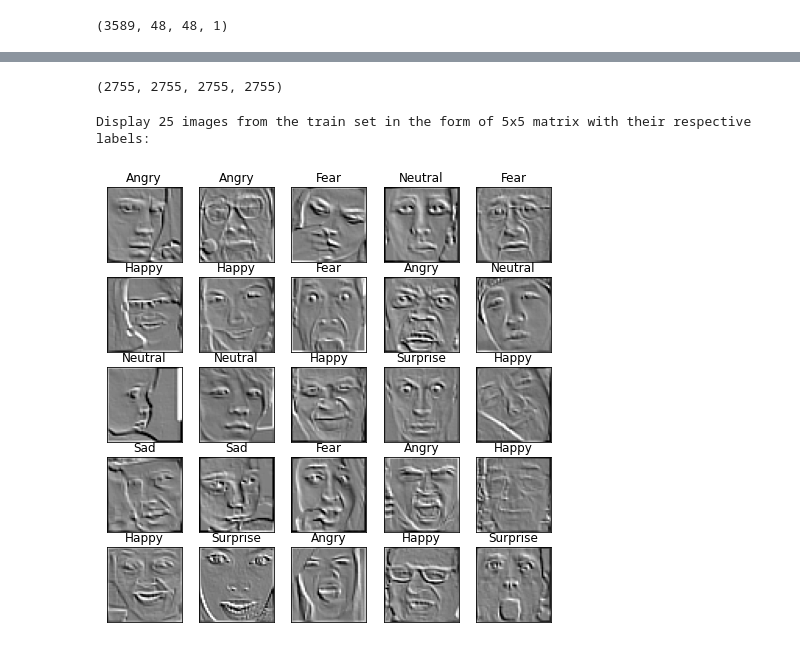
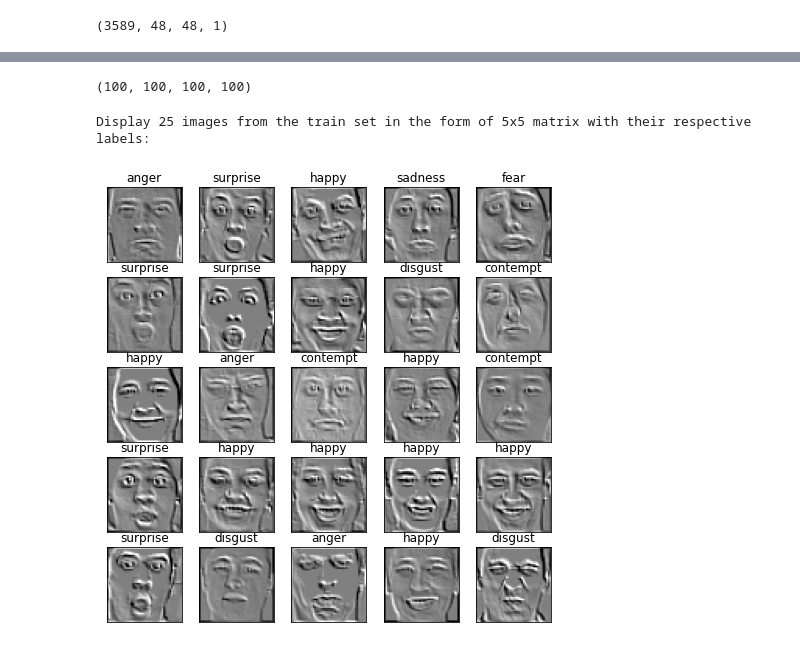
Before and after one commit to Tithra/Computer-Vision-DNN, a Jupyter notebook: FaceRecognition_Mobilenet.ipynb, the cells around one changed output, grey strips where cells are left out. Saved outputs shown, nothing was run; the diff lists cells and outputs as text; code cells hidden in the pictures.

```diff
--- a/FaceRecognition_Mobilenet.ipynb
+++ b/FaceRecognition_Mobilenet.ipynb
@@ -63,13 +63,30 @@ Length of training, testing, validating are:
 # %%
 import numpy as np
 import pandas as pd
-#Load already prepared FER2013 (faster)
-x_train = pd.read_csv("/content/drive/MyDrive/Colab Notebooks/SIT723/x_train.csv",header=None)
-y_train = pd.read_csv("/content/drive/MyDrive/Colab Notebooks/SIT723/y_train.csv",header=None)
-x_test = pd.read_csv("/content/drive/MyDrive/Colab Notebooks/SIT723/x_test.csv",header=None)
-y_test = pd.read_csv("/content/drive/MyDrive/Colab Notebooks/SIT723/y_test.csv",header=None)
-x_val = pd.read_csv("/content/drive/MyDrive/Colab Notebooks/SIT723/x_val.csv",header=None)
-y_val = pd.read_csv("/content/drive/MyDrive/Colab Notebooks/SIT723/y_val.csv",header=None)
+from sklearn.utils import shuffle
+from sklearn.model_selection import train_test_split
+
+#Load already prepared CK+
+def load_CKplus():
+  x = pd.read_csv("/content/drive/MyDrive/Colab Notebooks/SIT723/inputs.csv",header=None)
+  y = pd.read_csv("/content/drive/MyDrive/Colab Notebooks/SIT723/labels.csv",header=None)
+  x, y = shuffle(x, y)
+  x_train, x_test, y_train, y_test = train_test_split(x, y,test_size=100, random_state=20)
+  x_train, x_val, y_train, y_val = train_test_split(x_train, y_train,test_size=100, random_state=20)
+  return x_train, y_train, x_test, y_test, x_val, y_val
+
+#Load already prepared FER2013
+def load_FER2013():
+  x_train = pd.read_csv("/content/drive/MyDrive/Colab Notebooks/SIT723/x_train.csv",header=None)
+  y_train = pd.read_csv("/content/drive/MyDrive/Colab Notebooks/SIT723/y_train.csv",header=None)
+  x_test = pd.read_csv("/content/drive/MyDrive/Colab Notebooks/SIT723/x_test.csv",header=None)
+  y_test = pd.read_csv("/content/drive/MyDrive/Colab Notebooks/SIT723/y_test.csv",header=None)
+  x_val = pd.read_csv("/content/drive/MyDrive/Colab Notebooks/SIT723/x_val.csv",header=None)
+  y_val = pd.read_csv("/content/drive/MyDrive/Colab Notebooks/SIT723/y_val.csv",header=None)
+  return x_train, y_train, x_test, y_test, x_val, y_val
+
+
+x_train, y_train, x_test, y_test, x_val, y_val = load_CKplus()
 
 x_train = np.array(x_train)
 x_train = x_train.reshape(len(x_train),48,48,1)
@@ -80,3 +97,6 @@ y_test = np.array(y_test)
 x_val = np.array(x_val)
 x_val = x_val.reshape(len(x_val),48,48,1)
 y_val = np.array(y_val)
+
+# view the shape of dataset
+x_train.shape, x_test.shape, x_val.shape
@@ -187,29 +209,27 @@ testx = x_test.copy()
 testy = y_test.copy()
 valx = x_val.copy()
 valy = y_val.copy()
-len(x_val), len(y_val) , len(valx), len(valy)
-len(x_train), len(y_train) , len(trainx), len(trainy)
-len(x_test), len(y_test) , len(testx), len(testy)
 # %% [output]
-(2755, 2755, 2755, 2755)
+(100, 100, 100, 100)
 # %%
 import matplotlib.pyplot as plt
 # Displaying 25 images from training dataset in 5x5 matrix
-emotion={0:'Angry', 1:'Disgust', 2:'Fear', 3:'Happy', 4:'Sad', 5:'Surprise', 6:'Neutral'}
+#emotion={0:'Angry', 1:'Disgust', 2:'Fear', 3:'Happy', 4:'Sad', 5:'Surprise', 6:'Neutral'} #for FER2013
+emotion = {0:'anger',1:'contempt',2:'disgust',3:'fear',4:'happy',5:'sadness',6:'surprise'} #for CK+
 print("Display 25 images from the train set in the form of 5x5 matrix with their respective labels:")
 plt.figure(figsize=[8,8])
 for i in range(25):
   plt.subplot(5,5,1+i)
   plt.xticks([])
   plt.yticks([])
   plt.grid(False)
   plt.imshow(x_train[i].reshape([48,48]), cmap='gray')
   plt.title(emotion[int(y_train[i])])
 
 plt.show()
 # %% [output]
 Display 25 images from the train set in the form of 5x5 matrix with their respective labels:
-[figure, old version]
+[figure, new version]
 # %%
 #CBAM
 
```
Also changed, not shown: parts of 5 cells of this notebook.
